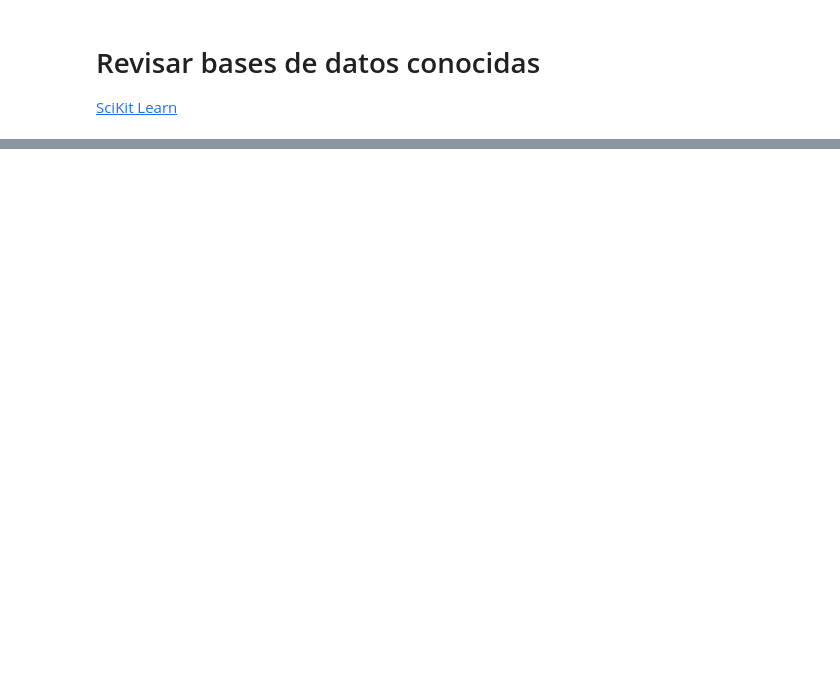
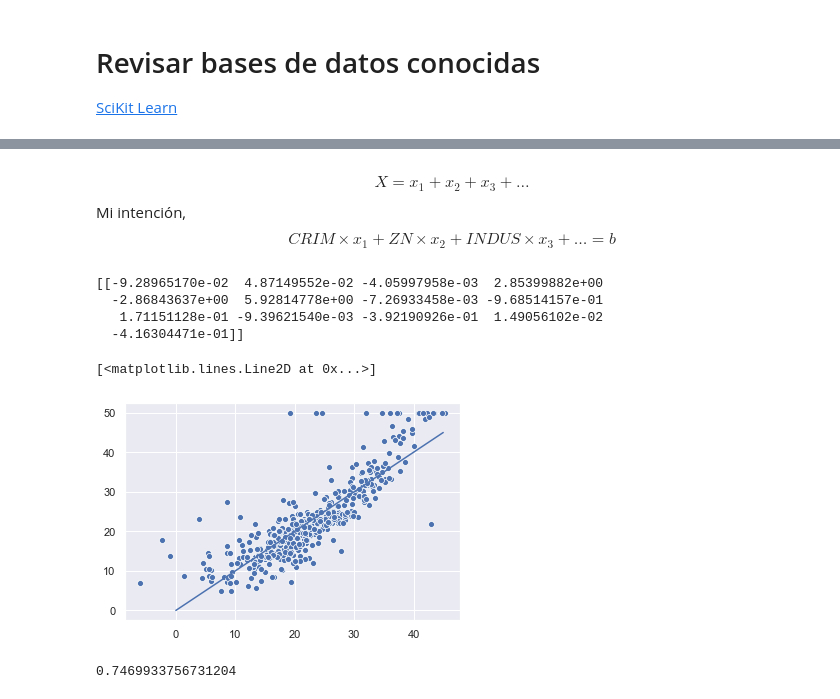
Before and after one commit to BrayanGar123/FISI2028-202010, a Jupyter notebook: ejercicios/semana8-9/sistemas-lineales.ipynb, the cells around one changed output, grey strips where cells are left out. Drawn from its saved outputs; the diff is of its cells as text; code cells hidden in the pictures; blank space fills up the shorter version.

```diff
--- a/ejercicios/semana8-9/sistemas-lineales.ipynb
+++ b/ejercicios/semana8-9/sistemas-lineales.ipynb
@@ -22,3 +40,3 @@ datasets.load_boston()
 # %%
-testdf = pd.DataFrame(datasets.load_boston().data, columns=datasets.load_boston().feature_names)
-target = pd.DataFrame(datasets.load_boston().target, columns=["MEDV"])
+A = pd.DataFrame(datasets.load_boston().data, columns=datasets.load_boston().feature_names)
+b = pd.DataFrame(datasets.load_boston().target, columns=["MEDV"])
@@ -28,0 +59,22 @@ target
+# %% [markdown]
+$$X = x_1+x_2+x_3+\dots$$
+Mi intención,
+$$CRIM\times x_1+ZN\times x_2+INDUS\times x_3+\dots = b$$
+# %%
+Anumpy = np.matrix(A.to_numpy(dtype=np.float64))
+bnumpy = np.matrix(b.to_numpy(dtype=np.float64))
+# %%
+X_opt = np.linalg.inv(Anumpy.T*Anumpy)*Anumpy.T*bnumpy
+# %%
+print(X_opt.T)
+# %% [output]
+[[-9.28965170e-02  4.87149552e-02 -4.05997958e-03  2.85399882e+00
+  -2.86843637e+00  5.92814778e+00 -7.26933458e-03 -9.68514157e-01
+   1.71151128e-01 -9.39621540e-03 -3.92190926e-01  1.49056102e-02
+  -4.16304471e-01]]
+# %%
+sns.scatterplot(np.array(Anumpy*X_opt).flatten(),np.array(bnumpy).flatten())
+plt.plot([0,45],[0,45])
+# %% [output]
+[<matplotlib.lines.Line2D at 0x...>]
+[figure, added]
@@ -28,0 +88,4 @@ target
+# %%
+r2
+# %% [output]
+0.7469933756731204
```
Also changed, not shown: parts of 7 cells of this notebook, 1 other file.
